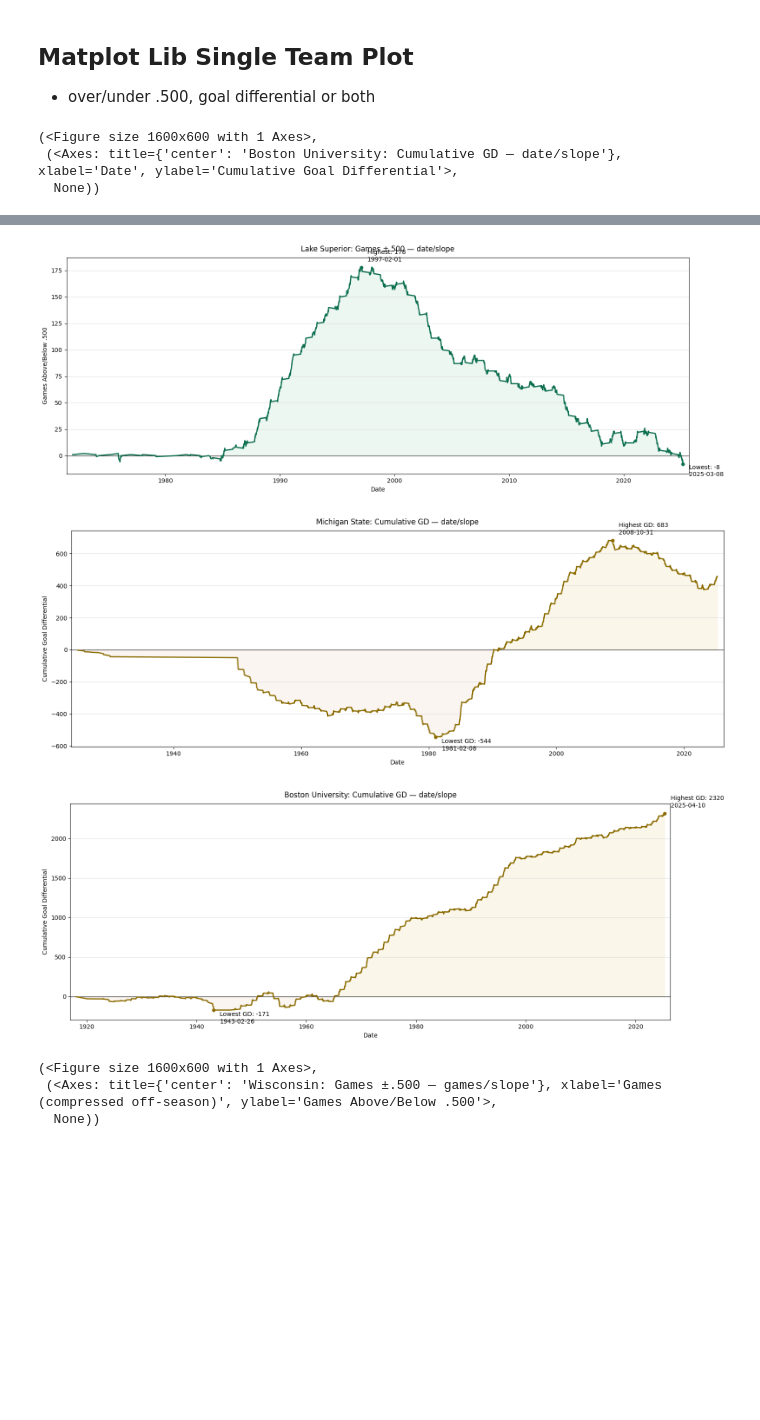
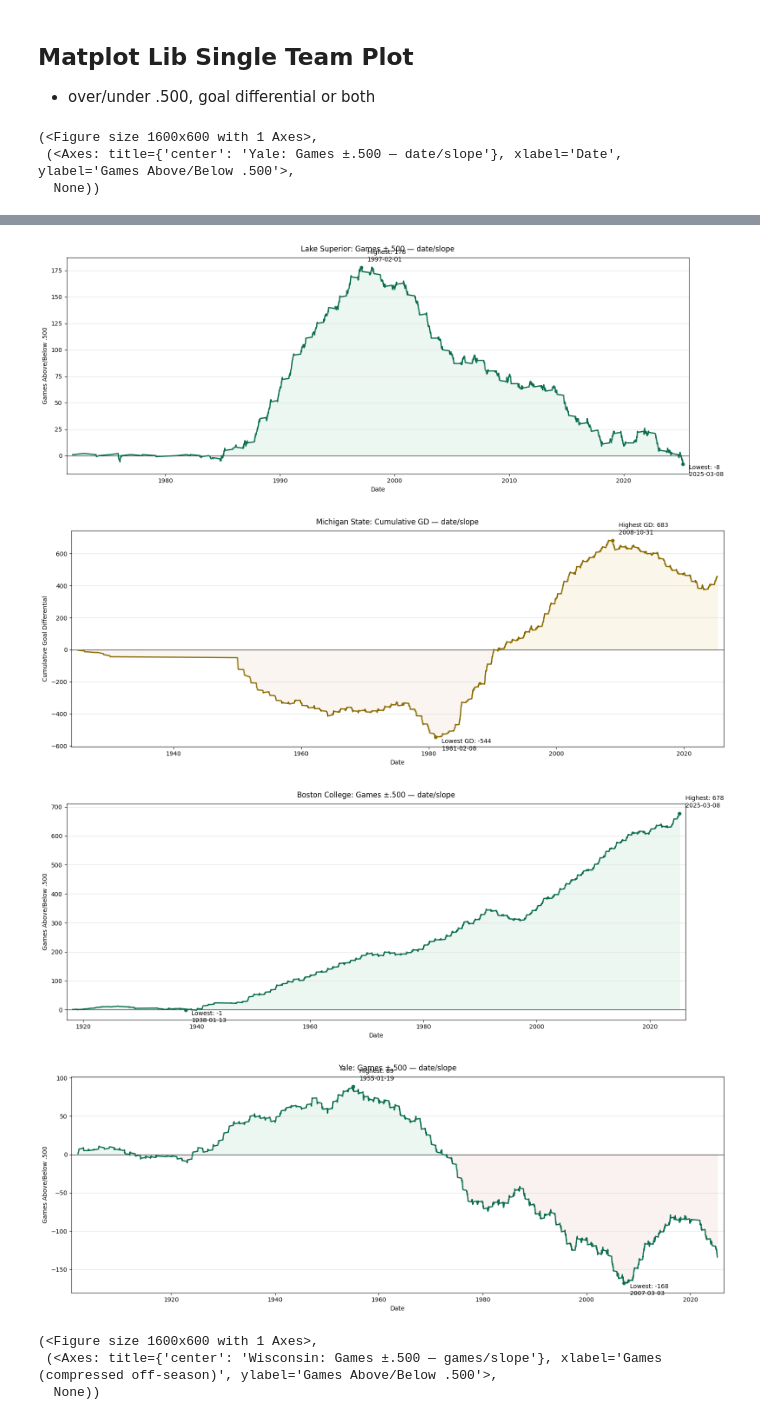
Before and after one commit to JSmith1826/college_hockey_2526, a Jupyter notebook: workbook/cumlative_all_time_records.ipynb, the cells around one changed output, grey strips where cells are left out. Cells and saved outputs as stored; diff of their text form; code cells hidden in the pictures; blank space fills up the shorter version.

```diff
--- a/workbook/cumlative_all_time_records.ipynb
+++ b/workbook/cumlative_all_time_records.ipynb
@@ -1456,37 +1456,46 @@ plot_team_timeline(
     style="slope"
 )
 
 # Games ± .500 only
 plot_team_timeline(
     tl, "Lake Superior",
     mode="games",
     time_scale="date",
     style="slope"
 )
 
 # Cumulative Goal Differential only
 plot_team_timeline(
     tl, "Michigan State",
     mode="gd",
     time_scale="date",
     style="slope"
 )
 
 # Cumulative Goal Differential only
 plot_team_timeline(
-    tl, "Boston University",
-    mode="gd",
+    tl, "Boston College",
+    mode="games",
     time_scale="date",
     style="slope"
 )
+
+# Cumulative Goal Differential only
+plot_team_timeline(
+    tl, "Yale",
+    mode="games",
+    time_scale="date",
+    style="slope"
+)
 # %% [output]
 (<Figure size 1600x600 with 1 Axes>,
- (<Axes: title={'center': 'Boston University: Cumulative GD — date/slope'}, xlabel='Date', ylabel='Cumulative Goal Differential'>,
+ (<Axes: title={'center': 'Yale: Games ±.500 — date/slope'}, xlabel='Date', ylabel='Games Above/Below .500'>,
   None))
 [figure]
 [figure]
 [figure]
-[figure, old version]
+[figure, new version]
+[figure, added]
 # %%
 ## Call Version 2 of Plotting Function
 plot_team_timeline(tl, "Michigan State", mode="games",
```
Also changed, not shown: 3 other files.
